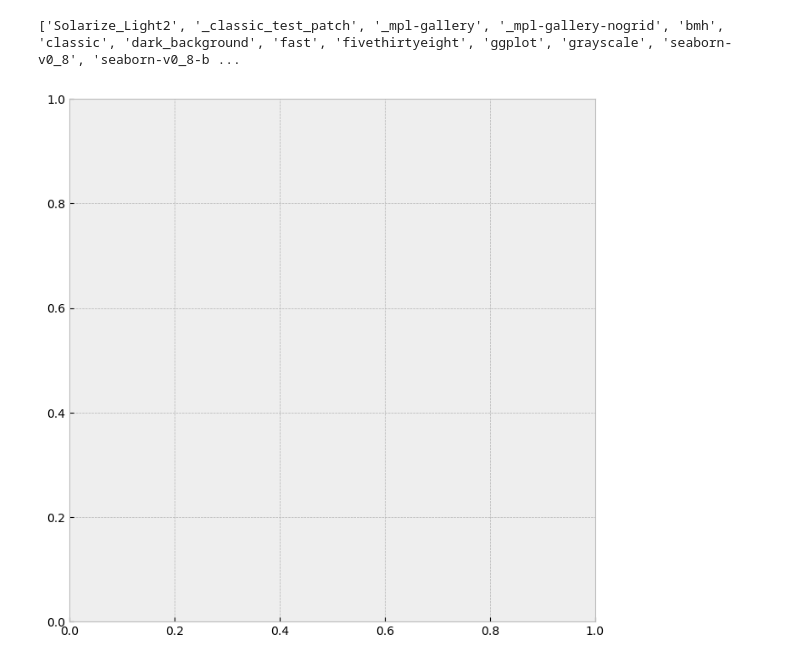
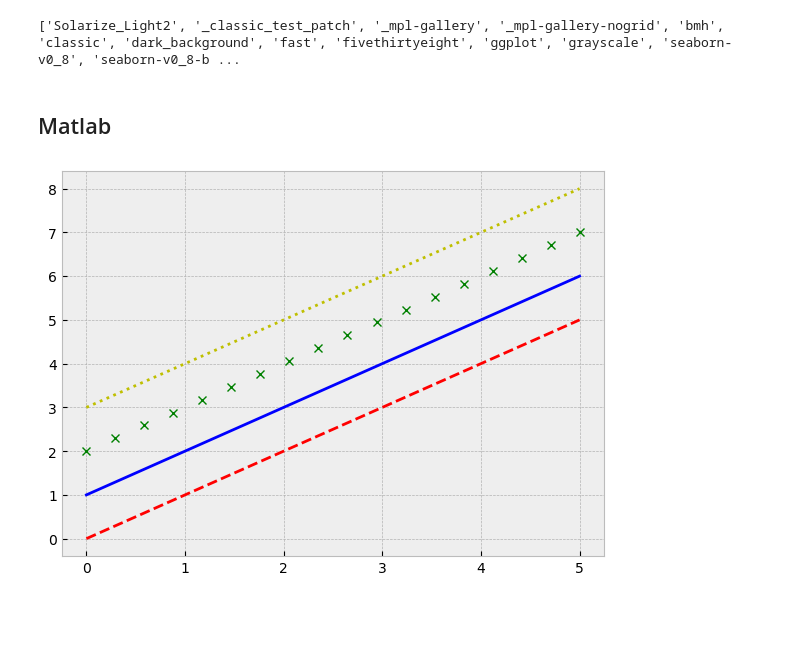
Before and after one commit to nilia2020/pyplot_seaborn_visual, a Jupyter notebook: matplotlib/colour_styles.ipynb, the cells around one changed output. Saved outputs shown, nothing was run; the diff lists cells and outputs as text; code cells hidden in the pictures; blank space fills up the shorter version.

```diff
--- a/matplotlib/colour_styles.ipynb
+++ b/matplotlib/colour_styles.ipynb
@@ -9,7 +9,14 @@ print(plt.style.available)
 ['Solarize_Light2', '_classic_test_patch', '_mpl-gallery', '_mpl-gallery-nogrid', 'bmh', 'classic', 'dark_background', 'fast', 'fivethirtyeight', 'ggplot', 'grayscale', 'seaborn-v0_8', 'seaborn-v0_8-b ...
 # %%
 plt.style.use('bmh')
-# %%
-fig, ax = plt.subplots(figsize=(8,8))
-# %% [output]
-[figure, removed]
+# %% [markdown]
+## Matlab
+# %%
+fig, ax = plt.subplots(figsize=(7,5))
+ax.plot(x, x, 'r--')
+ax.plot(x, x+1, 'b-')
+ax.plot(x, x+2, 'gx')
+ax.plot(x, x+3, 'y:')
+%matplotlib inline
+# %% [output]
+[figure, added]
```
Also changed, not shown: parts of 2 cells of this notebook, 2 other files.
